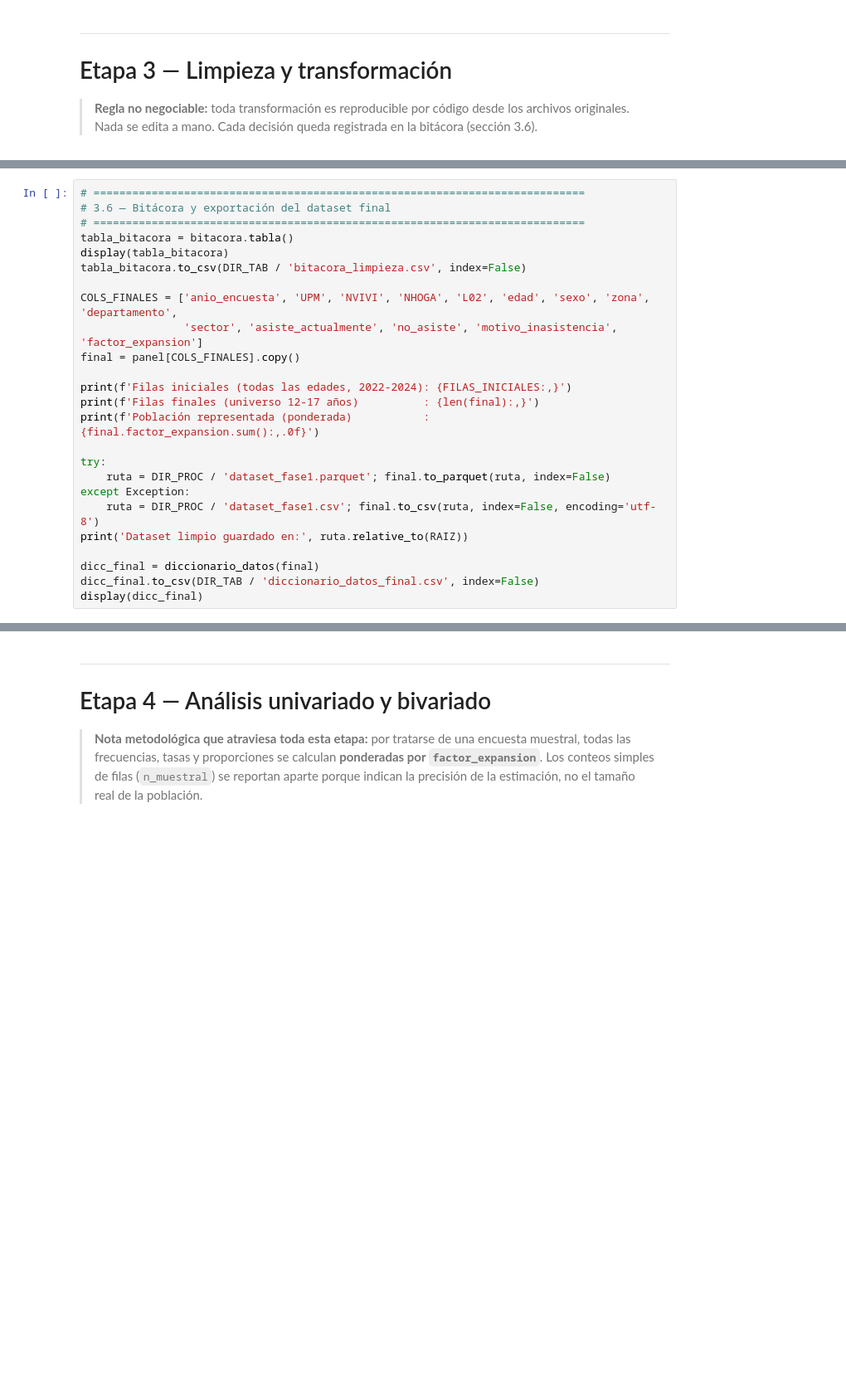
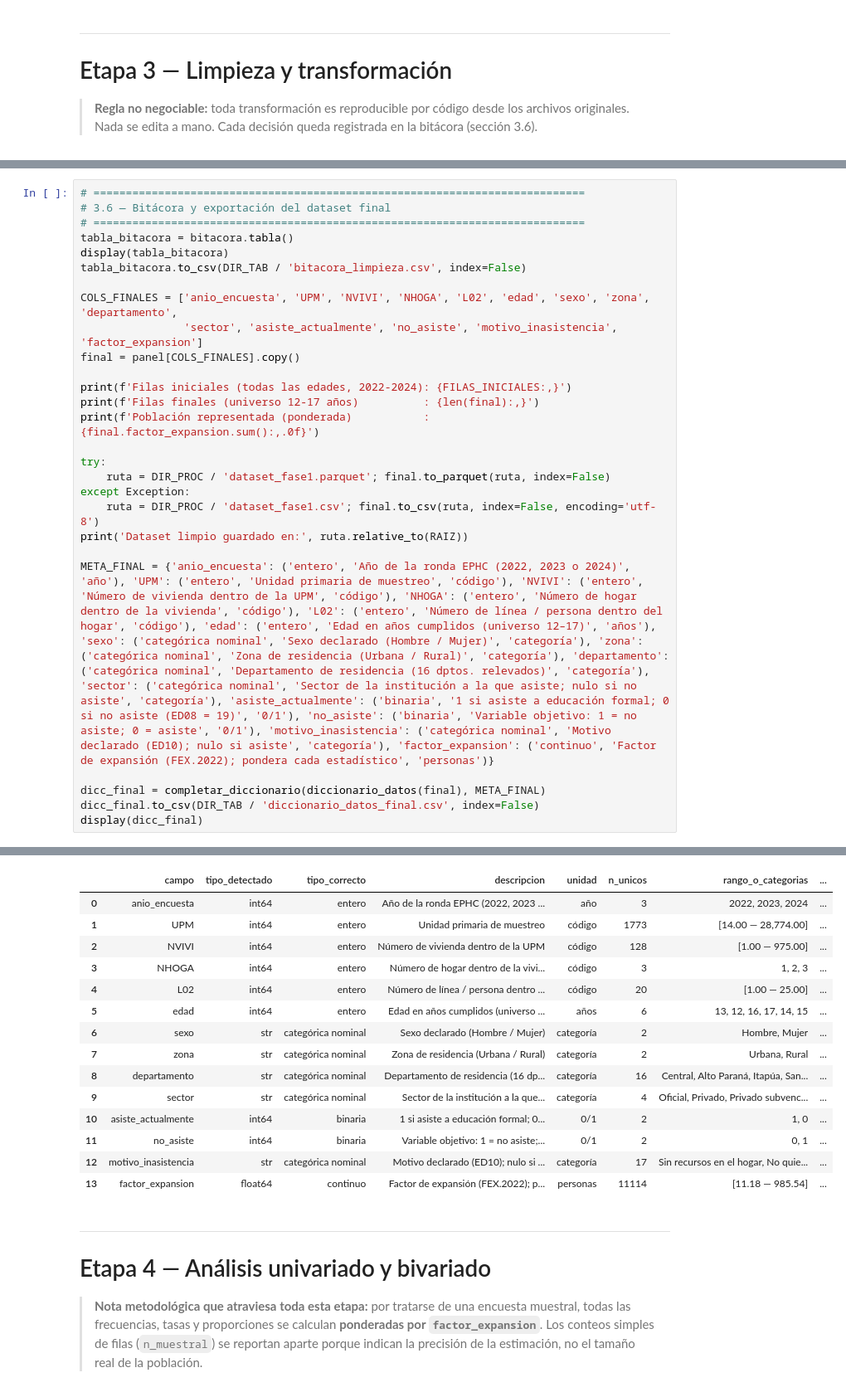
Before and after one commit to vi3lman/proyecto-ds-inasistencia-py, a Jupyter notebook: notebooks/Fase1_DataScience_EPHC.ipynb, the cells around one changed output, grey strips where cells are left out. Shown at 83% size. Cells and saved outputs as stored; diff of their text form; blank space fills up the shorter version.

```diff
--- a/notebooks/Fase1_DataScience_EPHC.ipynb
+++ b/notebooks/Fase1_DataScience_EPHC.ipynb
@@ -611,6 +783,9 @@ except Exception:
     ruta = DIR_PROC / 'dataset_fase1.csv'; final.to_csv(ruta, index=False, encoding='utf-8')
 print('Dataset limpio guardado en:', ruta.relative_to(RAIZ))
 
-dicc_final = diccionario_datos(final)
+META_FINAL = {'anio_encuesta': ('entero', 'Año de la ronda EPHC (2022, 2023 o 2024)', 'año'), 'UPM': ('entero', 'Unidad primaria de muestreo', 'código'), 'NVIVI': ('entero', 'Número de vivienda dentro de la UPM', 'código'), 'NHOGA': ('entero', 'Número de hogar dentro de la vivienda', 'código'), 'L02': ('entero', 'Número de línea / persona dentro del hogar', 'código'), 'edad': ('entero', 'Edad en años cumplidos (universo 12–17)', 'años'), 'sexo': ('categórica nominal', 'Sexo declarado (Hombre / Mujer)', 'categoría'), 'zona': ('categórica nominal', 'Zona de residencia (Urbana / Rural)', 'categoría'), 'departamento': ('categórica nominal', 'Departamento de residencia (16 dptos. relevados)', 'categoría'), 'sector': ('categórica nominal', 'Sector de la institución a la que asiste; nulo si no asiste', 'categoría'), 'asiste_actualmente': ('binaria', '1 si asiste a educación formal; 0 si no asiste (ED08 = 19)', '0/1'), 'no_asiste': ('binaria', 'Variable objetivo: 1 = no asiste; 0 = asiste', '0/1'), 'motivo_inasistencia': ('categórica nominal', 'Motivo declarado (ED10); nulo si asiste', 'categoría'), 'factor_expansion': ('continuo', 'Factor de expansión (FEX.2022); pondera cada estadístico', 'personas')}
+
+dicc_final = completar_diccionario(diccionario_datos(final), META_FINAL)
 dicc_final.to_csv(DIR_TAB / 'diccionario_datos_final.csv', index=False)
 display(dicc_final)
+# %% [output]
@@ -617,3 +802,18 @@ display(dicc_final)
+|  | campo | tipo_detectado | tipo_correcto | descripcion | unidad | n_unicos | rango_o_categorias | ... |
+| 0 | anio_encuesta | int64 | entero | Año de la ronda EPHC (2022, 2023 ... | año | 3 | 2022, 2023, 2024 | ... |
+| 1 | UPM | int64 | entero | Unidad primaria de muestreo | código | 1773 | [14.00 — 28,774.00] | ... |
+| 2 | NVIVI | int64 | entero | Número de vivienda dentro de la UPM | código | 128 | [1.00 — 975.00] | ... |
+| 3 | NHOGA | int64 | entero | Número de hogar dentro de la vivi... | código | 3 | 1, 2, 3 | ... |
+| 4 | L02 | int64 | entero | Número de línea / persona dentro ... | código | 20 | [1.00 — 25.00] | ... |
+| 5 | edad | int64 | entero | Edad en años cumplidos (universo ... | años | 6 | 13, 12, 16, 17, 14, 15 | ... |
+| 6 | sexo | str | categórica nominal | Sexo declarado (Hombre / Mujer) | categoría | 2 | Hombre, Mujer | ... |
+| 7 | zona | str | categórica nominal | Zona de residencia (Urbana / Rural) | categoría | 2 | Urbana, Rural | ... |
+| 8 | departamento | str | categórica nominal | Departamento de residencia (16 dp... | categoría | 16 | Central, Alto Paraná, Itapúa, San... | ... |
+| 9 | sector | str | categórica nominal | Sector de la institución a la que... | categoría | 4 | Oficial, Privado, Privado subvenc... | ... |
+| 10 | asiste_actualmente | int64 | binaria | 1 si asiste a educación formal; 0... | 0/1 | 2 | 1, 0 | ... |
+| 11 | no_asiste | int64 | binaria | Variable objetivo: 1 = no asiste;... | 0/1 | 2 | 0, 1 | ... |
+| 12 | motivo_inasistencia | str | categórica nominal | Motivo declarado (ED10); nulo si ... | categoría | 17 | Sin recursos en el hogar, No quie... | ... |
+| 13 | factor_expansion | float64 | continuo | Factor de expansión (FEX.2022); p... | personas | 11114 | [11.18 — 985.54] | ... |
 # %% [markdown]
 ---
 
```
Also changed, not shown: parts of 56 cells of this notebook, 25 other files.
